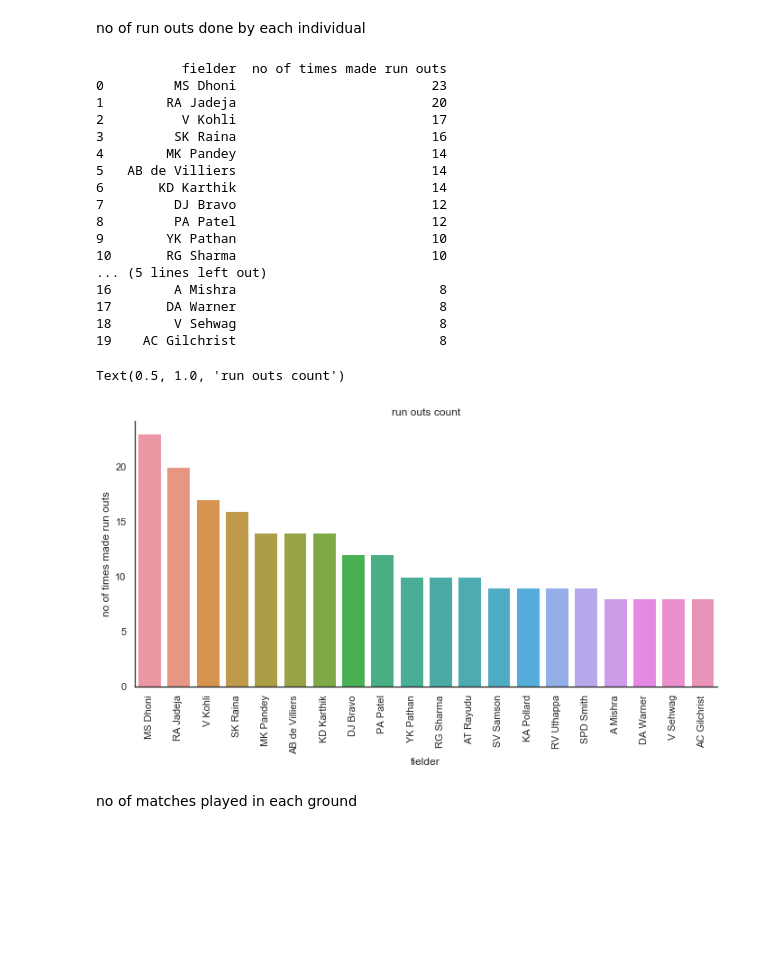
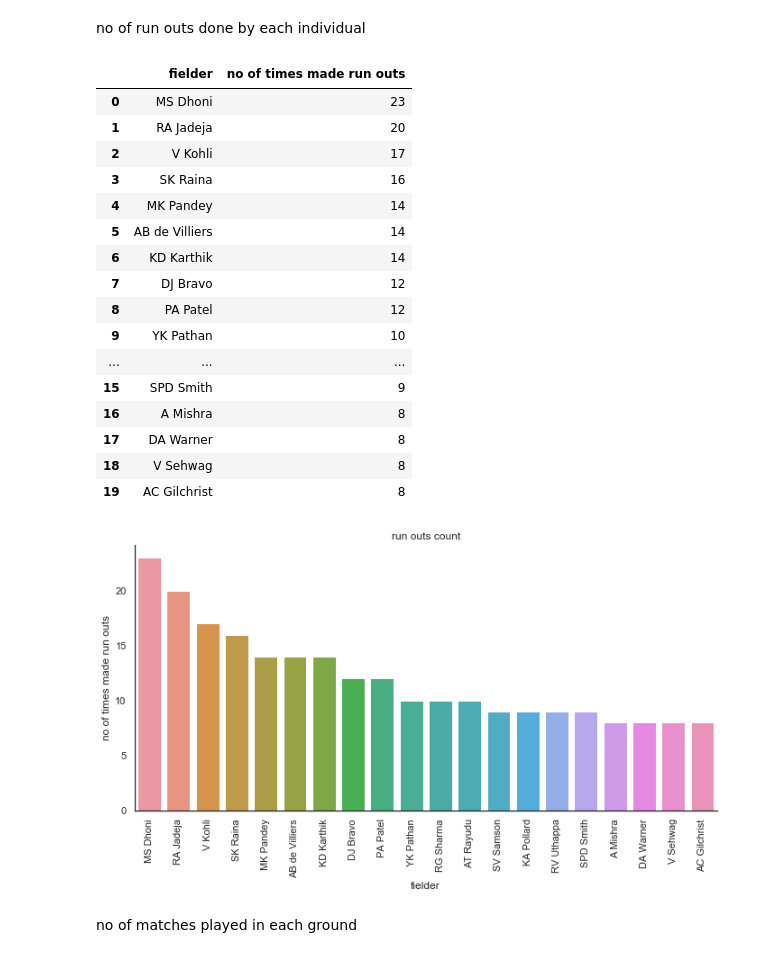
Before and after one commit to saikiran7022/project, a Jupyter notebook: datasets2.ipynb, the cells around one changed output. Cells and saved outputs as stored; diff of their text form; code cells hidden in the pictures; blank space fills up the shorter version.

```diff
--- a/datasets2.ipynb
+++ b/datasets2.ipynb
@@ -94,34 +93,33 @@ no of run outs done by each individual
 # %%
 run_outs1=df[df["dismissal_kind"].notnull()]
 run_outs=run_outs1["dismissal_kind"]=="run out"
 ro=run_outs1[run_outs]
 out=ro["fielder"]
 out=pd.value_counts(out).reset_index()
 out.columns=["fielder","no of times made run outs"]
-print(out.head(20))
 sns.set(style="white")
 sns.catplot(x="fielder",y="no of times made run outs",data=out.head(20),kind="bar",aspect=2);
 plt.xticks(rotation=90)
 plt.title("run outs count")
+out.head(20)
 # %% [output]
-           fielder  no of times made run outs
-0         MS Dhoni                         23
-1        RA Jadeja                         20
-2          V Kohli                         17
-3         SK Raina                         16
-4        MK Pandey                         14
-5   AB de Villiers                         14
-6       KD Karthik                         14
-7         DJ Bravo                         12
-8         PA Patel                         12
-9        YK Pathan                         10
-10       RG Sharma                         10
-... (5 lines left out)
-16        A Mishra                          8
-17       DA Warner                          8
-18        V Sehwag                          8
-19    AC Gilchrist                          8
-Text(0.5, 1.0, 'run outs count')
+|  | fielder | no of times made run outs |
+| 0 | MS Dhoni | 23 |
+| 1 | RA Jadeja | 20 |
+| 2 | V Kohli | 17 |
+| 3 | SK Raina | 16 |
+| 4 | MK Pandey | 14 |
+| 5 | AB de Villiers | 14 |
+| 6 | KD Karthik | 14 |
+| 7 | DJ Bravo | 12 |
+| 8 | PA Patel | 12 |
+| 9 | YK Pathan | 10 |
+| ... | ... | ... |
+| 15 | SPD Smith | 9 |
+| 16 | A Mishra | 8 |
+| 17 | DA Warner | 8 |
+| 18 | V Sehwag | 8 |
+| 19 | AC Gilchrist | 8 |
 [figure]
 # %% [markdown]
 no of matches played in each ground
```
Also changed, not shown: parts of 2 cells of this notebook.
